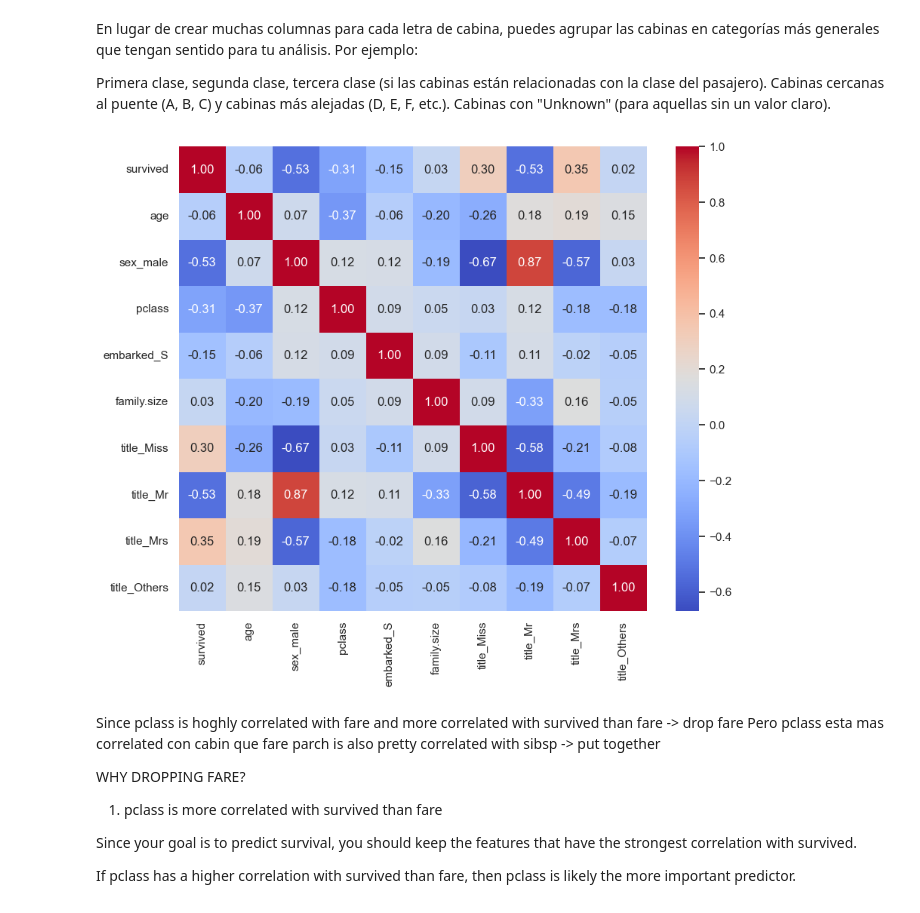
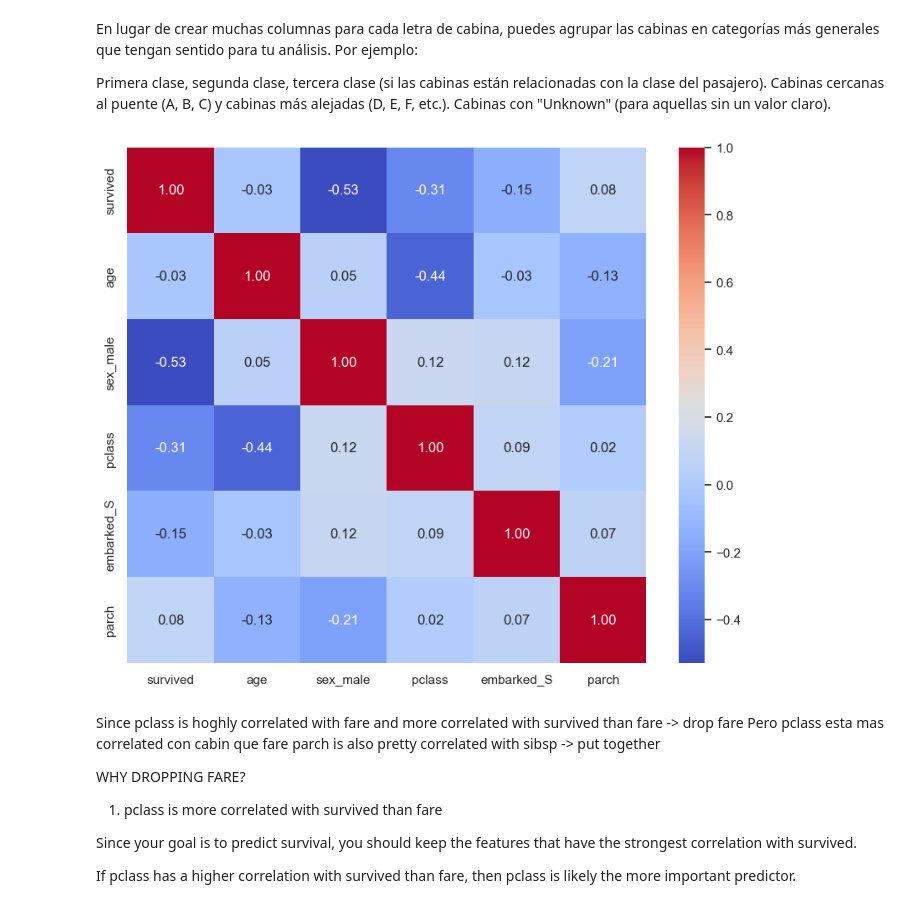
Before and after one commit to fedecaselli/ML-fundamentals-2025, a Jupyter notebook: AssignmentI/assignment_1_<Federica_Caselli[Caselli]>.ipynb, the cells around one changed output. Cells and saved outputs as stored; diff of their text form; code cells hidden in the pictures.

```diff
--- a/AssignmentI/assignment_1_<Federica_Caselli[Caselli]>.ipynb
+++ b/AssignmentI/assignment_1_<Federica_Caselli[Caselli]>.ipynb
@@ -845,8 +875,8 @@ def extract_title(name):
     title = re.findall(r'([A-Za-z]+)\.', name)
     return title[0] if title else None  # Retorna el título encontrado, o None si no hay
 
-# Aplicamos la función a la columna 'name' para crear una nueva columna 'title'
-df['title'] = df['name'].apply(extract_title)
+
+# df['title'] = df['name'].apply(extract_title)
 
 # Verificamos los primeros 5 registros
 df.head(5)
@@ -1030,6 +1053,6 @@ df = df.drop(columns=['name'])
 # %%
 #Title Encoding
-df = pd.get_dummies(df, columns=["title"], drop_first=True)
+#df = pd.get_dummies(df, columns=["title"], drop_first=True)
 # %%
 df = df.drop(columns=["name"])
 # %%
@@ -1100,4 +1131,5 @@ Fare Distribution: left skewed
 # %%
 df = df.drop(columns = "ticket")
+df = df.drop(columns = 'sibsp')
 
 #DROP TICKETS? ES CATEGORICAL
@@ -1104,7 +1145,7 @@ df = df.drop(columns = "ticket")
 # %%
 from sklearn.preprocessing import StandardScaler
 
-num_features = ["age", "family.size"]
+num_features = ["age", "parch", "pclass"]
 
 scaler = StandardScaler()
 df[num_features] = scaler.fit_transform(df[num_features])
@@ -1200,22 +1241,22 @@ Cabinas cercanas al puente (A, B, C) y cabinas más alejadas (D, E, F, etc.).
 Cabinas con "Unknown" (para aquellas sin un valor claro).
 # %%
 # Lista de columnas que deseas incluir en el heatmap
-selected_columns = ['survived', 'age', 'sex_male', 'pclass', 'embarked_S', 'family.size']
-selected_columns += [col for col in df.columns if col.startswith('title_')]
+selected_columns = ['survived', 'age', 'sex_male', 'pclass', 'embarked_S', 'parch']
+#selected_columns += [col for col in df.columns if col.startswith('title_')]
 
 # Seleccionar solo las columnas de interés
 df_selected = df[selected_columns]
 
 # Calcular la matriz de correlación entre las columnas seleccionadas
 correlation_matrix = df_selected.corr()
 
 # Visualizar la matriz de correlación con un heatmap
 
 plt.figure(figsize=(10, 8))
 sns.heatmap(correlation_matrix, annot=True, cmap='coolwarm', fmt='.2f')
 plt.show()
 # %% [output]
-[figure, old version]
+[figure, new version]
 # %% [markdown]
 Since pclass is hoghly correlated with fare and more correlated with survived than fare -> drop fare
 Pero pclass esta mas correlated con cabin que fare
```
Also changed, not shown: parts of 10 cells of this notebook.
